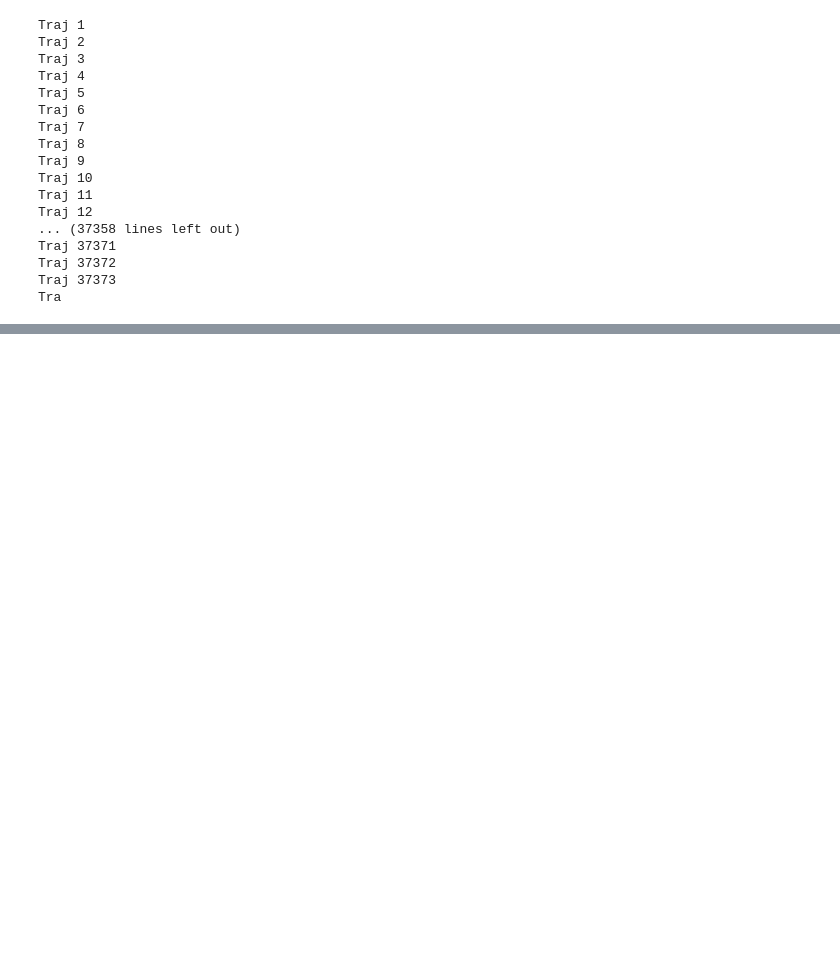
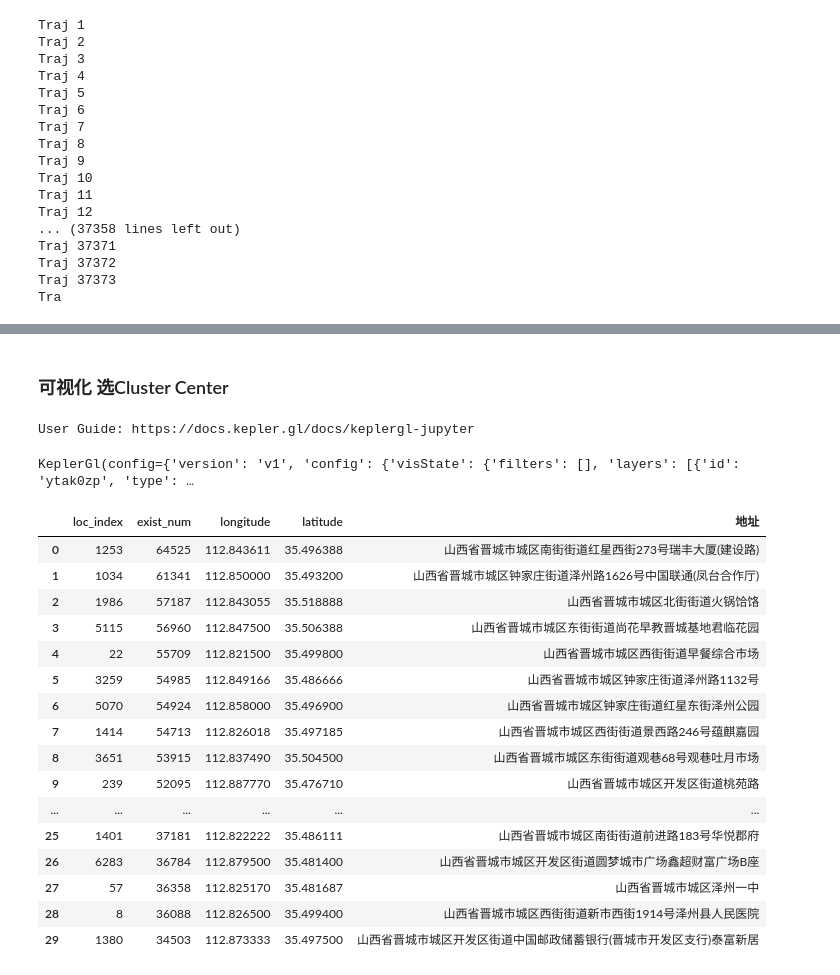
Before and after one commit to Zhenyu-Lii/traj_clustering, a Jupyter notebook: preprocess/CDR/0.ipynb, the cells around one changed output, grey strips where cells are left out. Saved outputs shown, nothing was run; the diff lists cells and outputs as text; code cells hidden in the pictures; blank space fills up the shorter version.

```diff
--- a/preprocess/CDR/0.ipynb
+++ b/preprocess/CDR/0.ipynb
@@ -63,0 +77,2 @@ Counter(result)
+# %% [markdown]
+### 可视化 选Cluster Center
@@ -63,0 +354,28 @@ Counter(result)
+# %%
+data = pd.read_csv('./processed/cluster_center_candidates_30.csv')
+visualization_data(data,col=['longitude', 'latitude'], accuracy=10)
+# %% [output]
+User Guide: https://docs.kepler.gl/docs/keplergl-jupyter
+KeplerGl(config={'version': 'v1', 'config': {'visState': {'filters': [], 'layers': [{'id': 'ytak0zp', 'type': …
+# %%
+data = pd.read_csv('./processed/cluster_center_candidates_30.csv', index_col=0)
+# %%
+data
+# %% [output]
+|  | loc_index | exist_num | longitude | latitude | 地址 |
+| 0 | 1253 | 64525 | 112.843611 | 35.496388 | 山西省晋城市城区南街街道红星西街273号瑞丰大厦(建设路) |
+| 1 | 1034 | 61341 | 112.850000 | 35.493200 | 山西省晋城市城区钟家庄街道泽州路1626号中国联通(凤台合作厅) |
+| 2 | 1986 | 57187 | 112.843055 | 35.518888 | 山西省晋城市城区北街街道火锅饸饹 |
+| 3 | 5115 | 56960 | 112.847500 | 35.506388 | 山西省晋城市城区东街街道尚花早教晋城基地君临花园 |
+| 4 | 22 | 55709 | 112.821500 | 35.499800 | 山西省晋城市城区西街街道早餐综合市场 |
+| 5 | 3259 | 54985 | 112.849166 | 35.486666 | 山西省晋城市城区钟家庄街道泽州路1132号 |
+| 6 | 5070 | 54924 | 112.858000 | 35.496900 | 山西省晋城市城区钟家庄街道红星东街泽州公园 |
+| 7 | 1414 | 54713 | 112.826018 | 35.497185 | 山西省晋城市城区西街街道景西路246号蕴麒嘉园 |
+| 8 | 3651 | 53915 | 112.837490 | 35.504500 | 山西省晋城市城区东街街道观巷68号观巷吐月市场 |
+| 9 | 239 | 52095 | 112.887770 | 35.476710 | 山西省晋城市城区开发区街道桃苑路 |
+| ... | ... | ... | ... | ... | ... |
+| 25 | 1401 | 37181 | 112.822222 | 35.486111 | 山西省晋城市城区南街街道前进路183号华悦郡府 |
+| 26 | 6283 | 36784 | 112.879500 | 35.481400 | 山西省晋城市城区开发区街道圆梦城市广场鑫超财富广场B座 |
+| 27 | 57 | 36358 | 112.825170 | 35.481687 | 山西省晋城市城区泽州一中 |
+| 28 | 8 | 36088 | 112.826500 | 35.499400 | 山西省晋城市城区西街街道新市西街1914号泽州县人民医院 |
+| 29 | 1380 | 34503 | 112.873333 | 35.497500 | 山西省晋城市城区开发区街道中国邮政储蓄银行(晋城市开发区支行)泰富新居 |
```
Also changed, not shown: parts of 14 cells of this notebook, 4 other files.
